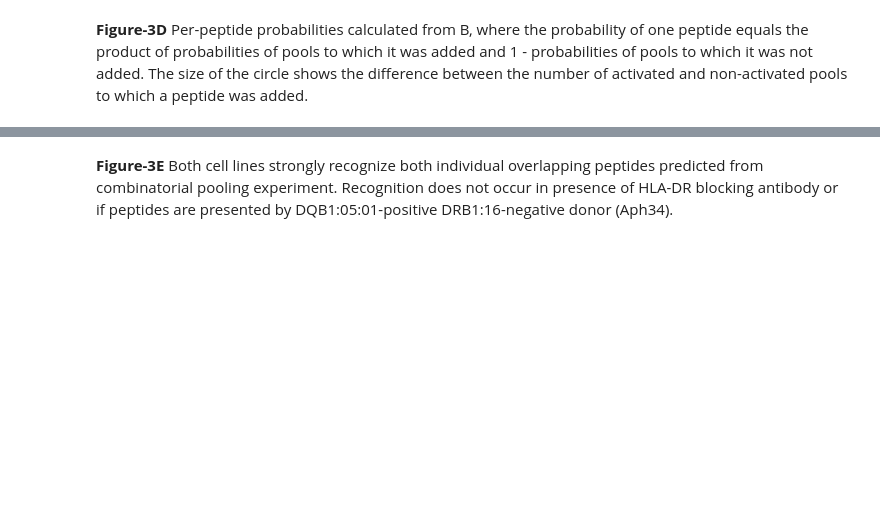
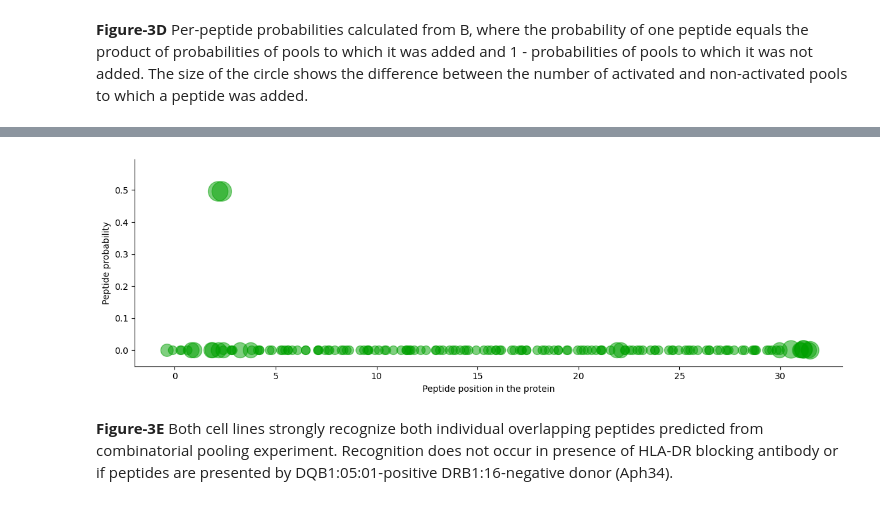
Before and after one commit to meyer-lab-cshl/copepodTCR_paper, a Jupyter notebook: Figures1-2-3.ipynb, the cells around one changed output, grey strips where cells are left out. Saved outputs shown, nothing was run; the diff lists cells and outputs as text; code cells hidden in the pictures; blank space fills up the shorter version.

```diff
--- a/Figures1-2-3.ipynb
+++ b/Figures1-2-3.ipynb
@@ -490,6 +505,11 @@ fig = cpp.hover_bubbleplot(peptide_probs)
 fig.show()
 # %% [output]
 [interactive output not drawn]
+# %%
+cpp.bubbleplot(peptide_probs)
+sn.despine()
+# %% [output]
+[figure, added]
 # %% [markdown]
 **Figure-3E** Both cell lines strongly recognize both individual overlapping peptides predicted from combinatorial pooling experiment. Recognition does not occur in presence of HLA-DR blocking antibody or if peptides are presented by DQB1:05:01-positive DRB1:16-negative donor (Aph34).
 # %%
```
Also changed, not shown: parts of 13 cells of this notebook.
